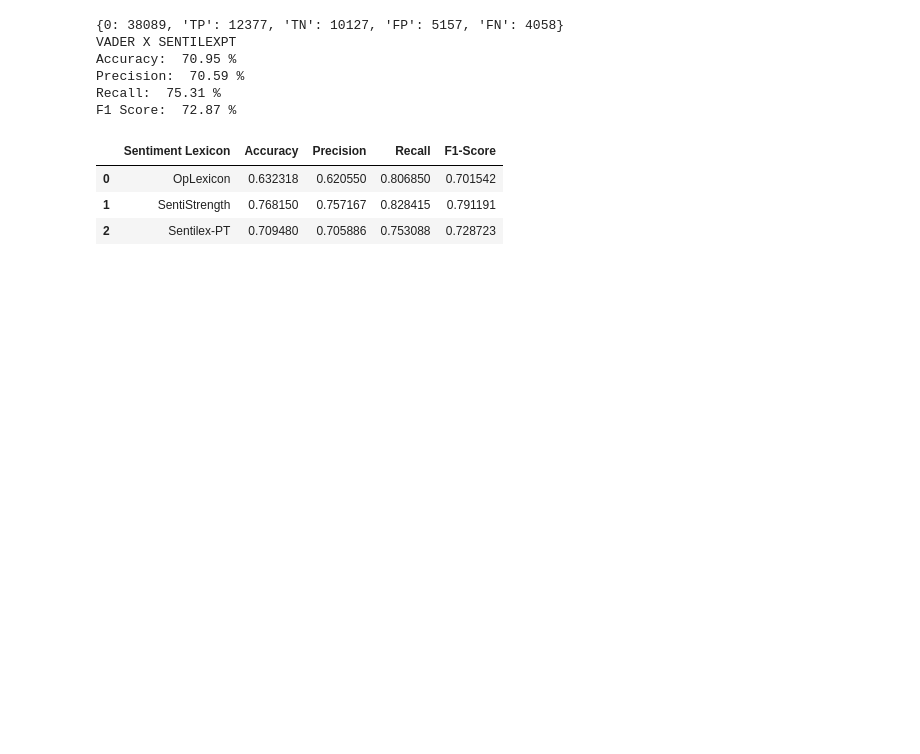
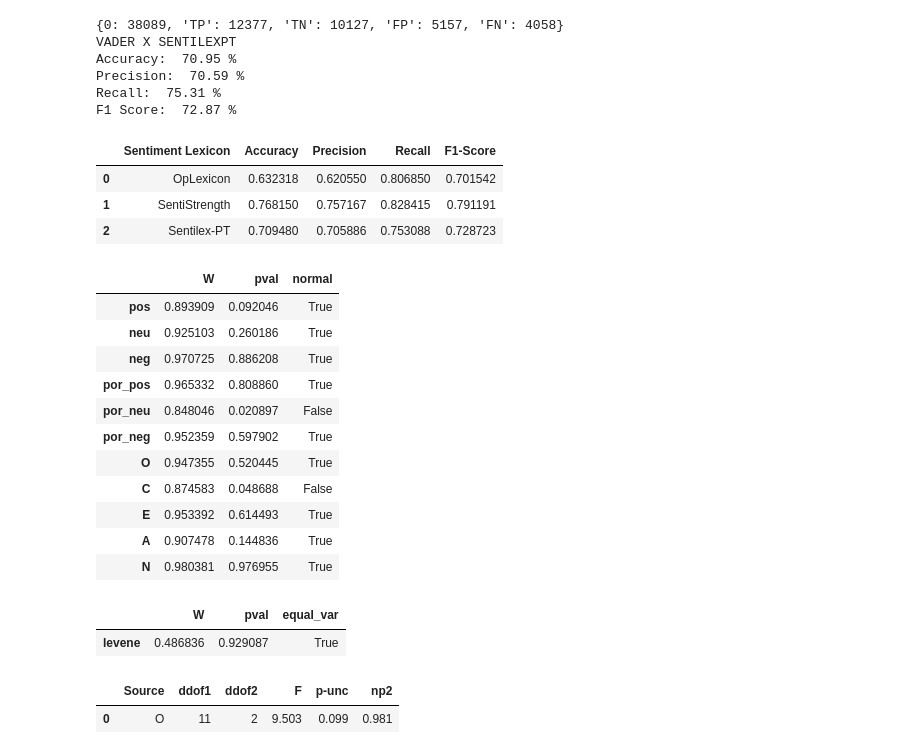
Before and after one commit to leosilva/peerj_computer_science_2022, a Jupyter notebook: Notebooks/Algorithms Statistics.ipynb, the cells around one changed output. Cells and saved outputs as stored; diff of their text form; code cells hidden in the pictures; blank space fills up the shorter version.

Commit message:
mudanca de local dos testes anova

```diff
--- a/Notebooks/Algorithms Statistics.ipynb
+++ b/Notebooks/Algorithms Statistics.ipynb
@@ -354,3 +359,68 @@ rdf
 | 0 | OpLexicon | 0.632318 | 0.620550 | 0.806850 | 0.701542 |
 | 1 | SentiStrength | 0.768150 | 0.757167 | 0.828415 | 0.791191 |
 | 2 | Sentilex-PT | 0.709480 | 0.705886 | 0.753088 | 0.728723 |
+# %%
+def create_data():
+    bar_chart_data = []
+
+    count = 1
+    for i in data:
+        if data[i]['bigfive']:
+            tweets = create_tweets_pd(data, i)
+#             columns_to_delete = ['id', 'id_str_twitter', "text", 'created_at', 'favorite_count', 'retweet_count', 'lang', "id_user",
+#                              "vader_sentiment_analysis_score", "vader_sentiment_analysis_polarity",
+#                             "oplexicon_sentiment_analysis_score", "oplexicon_sentiment_analysis_polarity",
+#                             "sentistrength_sentiment_analysis_score", "sentistrength_sentiment_analysis_polarity",
+#                             "sentilexpt_sentiment_analysis_score", "sentilexpt_sentiment_analysis_polarity",
+#                             'text_updated', 'is_retweet', 'retweet_updated']
+
+#             for c in columns_to_delete:
+#                 del tweets[c]
+
+            d = ['P{}'.format(count),
+                 len(tweets.query("final_polarity == 'pos'")),
+                 len(tweets.query("final_polarity == 'neu'")),
+                 len(tweets.query("final_polarity == 'neg'")),
+                 (len(tweets.query("final_polarity == 'pos'")) / len(tweets)) * 100,
+                 (len(tweets.query("final_polarity == 'neu'")) / len(tweets)) * 100,
+                 (len(tweets.query("final_polarity == 'neg'")) / len(tweets)) * 100,
+                 data[i]['bigfive'][0][1],
+                 data[i]['bigfive'][0][2],
+                 data[i]['bigfive'][0][3],
+                 data[i]['bigfive'][0][4],
+                 data[i]['bigfive'][0][5]
+                ]
+            bar_chart_data.append(d)
+            count += 1
+
+    df = pd.DataFrame(bar_chart_data, columns=[
+        "Participant","pos", "neu", "neg",
+        "por_pos","por_neu","por_neg", "O", "C", "E", "A", "N"])
+    return df
+# %%
+df = create_data()
+# %%
+pg.normality(df)
+# %% [output]
+|  | W | pval | normal |
+| pos | 0.893909 | 0.092046 | True |
+| neu | 0.925103 | 0.260186 | True |
+| neg | 0.970725 | 0.886208 | True |
+| por_pos | 0.965332 | 0.808860 | True |
+| por_neu | 0.848046 | 0.020897 | False |
+| por_neg | 0.952359 | 0.597902 | True |
+| O | 0.947355 | 0.520445 | True |
+| C | 0.874583 | 0.048688 | False |
+| E | 0.953392 | 0.614493 | True |
+| A | 0.907478 | 0.144836 | True |
+| N | 0.980381 | 0.976955 | True |
+# %%
+pg.homoscedasticity(df)
+# %% [output]
+|  | W | pval | equal_var |
+| levene | 0.486836 | 0.929087 | True |
+# %%
+pg.anova(dv='pos', between=['O'], data=df).round(3)
+# %% [output]
+|  | Source | ddof1 | ddof2 | F | p-unc | np2 |
+| 0 | O | 11 | 2 | 9.503 | 0.099 | 0.981 |
```
Also changed, not shown: parts of 12 cells of this notebook.
